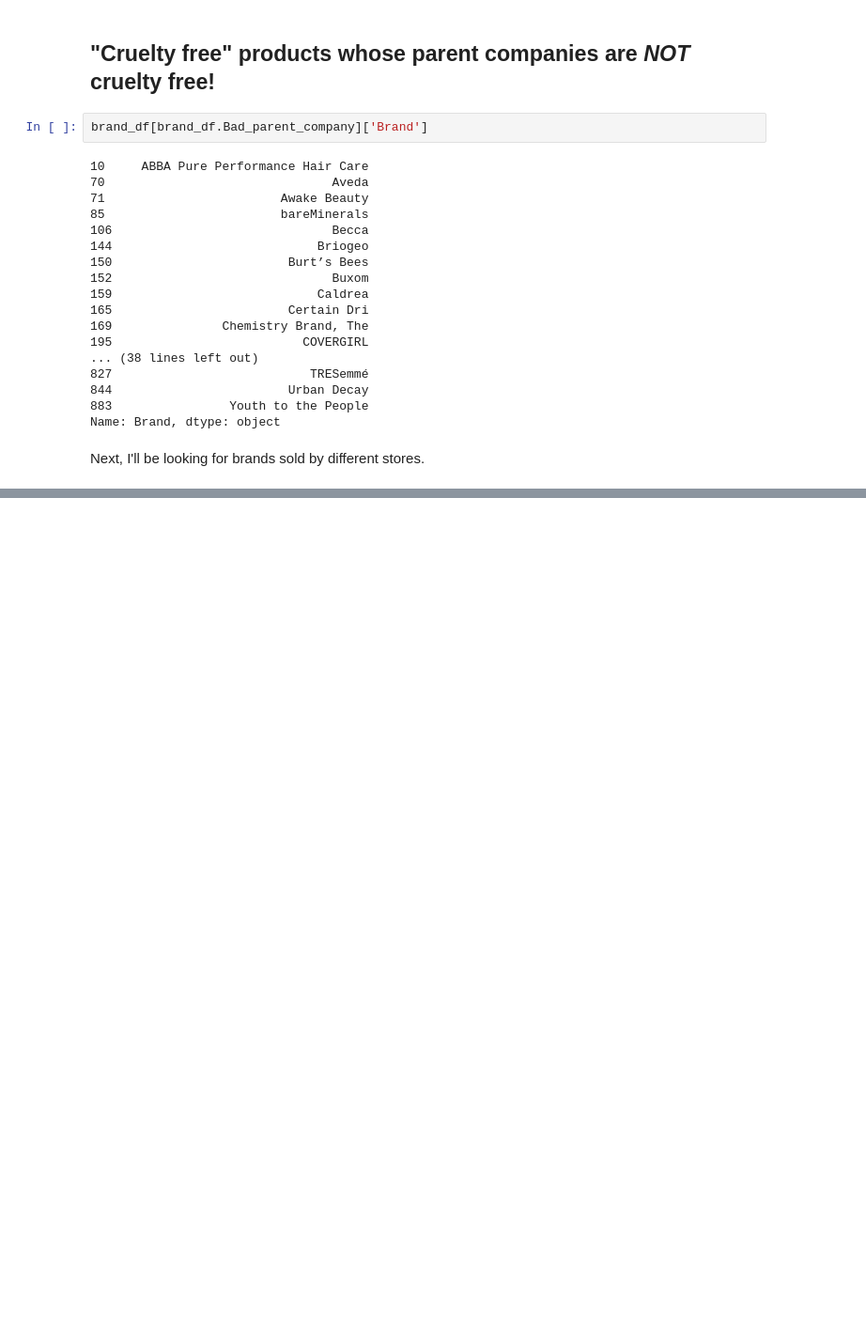
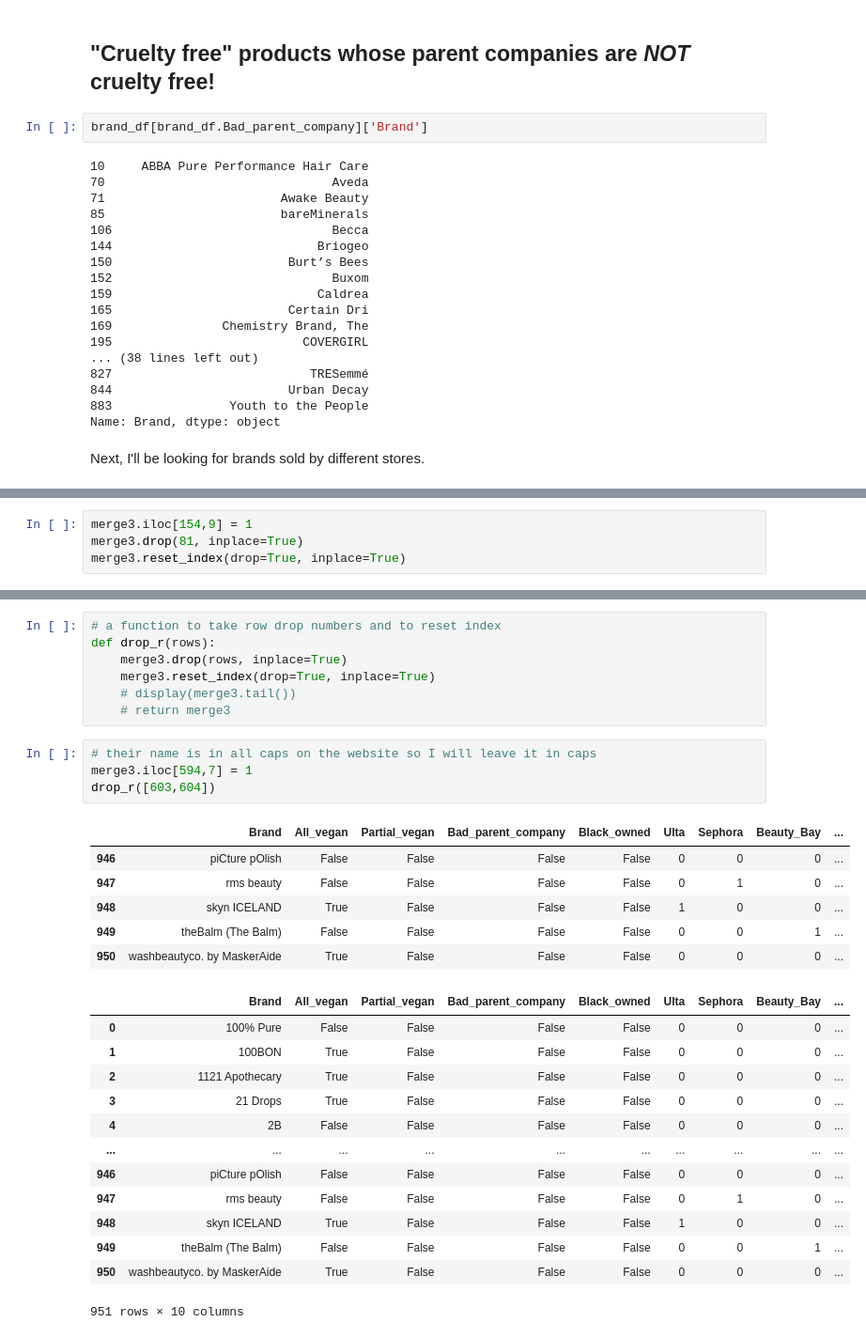
Before and after one commit to mhapich/cruelty_free_products, a Jupyter notebook: Cruelty_free.ipynb, the cells around one changed output, grey strips where cells are left out. Shown at 94% size. Saved outputs shown, nothing was run; the diff lists cells and outputs as text; blank space fills up the shorter version.

```diff
--- a/Cruelty_free.ipynb
+++ b/Cruelty_free.ipynb
@@ -834,0 +1793,4 @@ nordstrom_brand_df.tail(12)
+# %%
+merge3.iloc[154,9] = 1
+merge3.drop(81, inplace=True)
+merge3.reset_index(drop=True, inplace=True)
@@ -834,0 +1804,31 @@ nordstrom_brand_df.tail(12)
+# %%
+# a function to take row drop numbers and to reset index
+def drop_r(rows):
+    merge3.drop(rows, inplace=True)
+    merge3.reset_index(drop=True, inplace=True)
+    # display(merge3.tail())
+    # return merge3
+# %%
+# their name is in all caps on the website so I will leave it in caps
+merge3.iloc[594,7] = 1
+drop_r([603,604])
+# %% [output]
+|  | Brand | All_vegan | Partial_vegan | Bad_parent_company | Black_owned | Ulta | Sephora | Beauty_Bay | ... |
+| 946 | piCture pOlish | False | False | False | False | 0 | 0 | 0 | ... |
+| 947 | rms beauty | False | False | False | False | 0 | 1 | 0 | ... |
+| 948 | skyn ICELAND | True | False | False | False | 1 | 0 | 0 | ... |
+| 949 | theBalm (The Balm) | False | False | False | False | 0 | 0 | 1 | ... |
+| 950 | washbeautyco. by MaskerAide | True | False | False | False | 0 | 0 | 0 | ... |
+|  | Brand | All_vegan | Partial_vegan | Bad_parent_company | Black_owned | Ulta | Sephora | Beauty_Bay | ... |
+| 0 | 100% Pure | False | False | False | False | 0 | 0 | 0 | ... |
+| 1 | 100BON | True | False | False | False | 0 | 0 | 0 | ... |
+| 2 | 1121 Apothecary | True | False | False | False | 0 | 0 | 0 | ... |
+| 3 | 21 Drops | True | False | False | False | 0 | 0 | 0 | ... |
+| 4 | 2B | False | False | False | False | 0 | 0 | 0 | ... |
+| ... | ... | ... | ... | ... | ... | ... | ... | ... | ... |
+| 946 | piCture pOlish | False | False | False | False | 0 | 0 | 0 | ... |
+| 947 | rms beauty | False | False | False | False | 0 | 1 | 0 | ... |
+| 948 | skyn ICELAND | True | False | False | False | 1 | 0 | 0 | ... |
+| 949 | theBalm (The Balm) | False | False | False | False | 0 | 0 | 1 | ... |
+| 950 | washbeautyco. by MaskerAide | True | False | False | False | 0 | 0 | 0 | ... |
+951 rows × 10 columns
```
Also changed, not shown: parts of 215 cells of this notebook, 1 other file.
